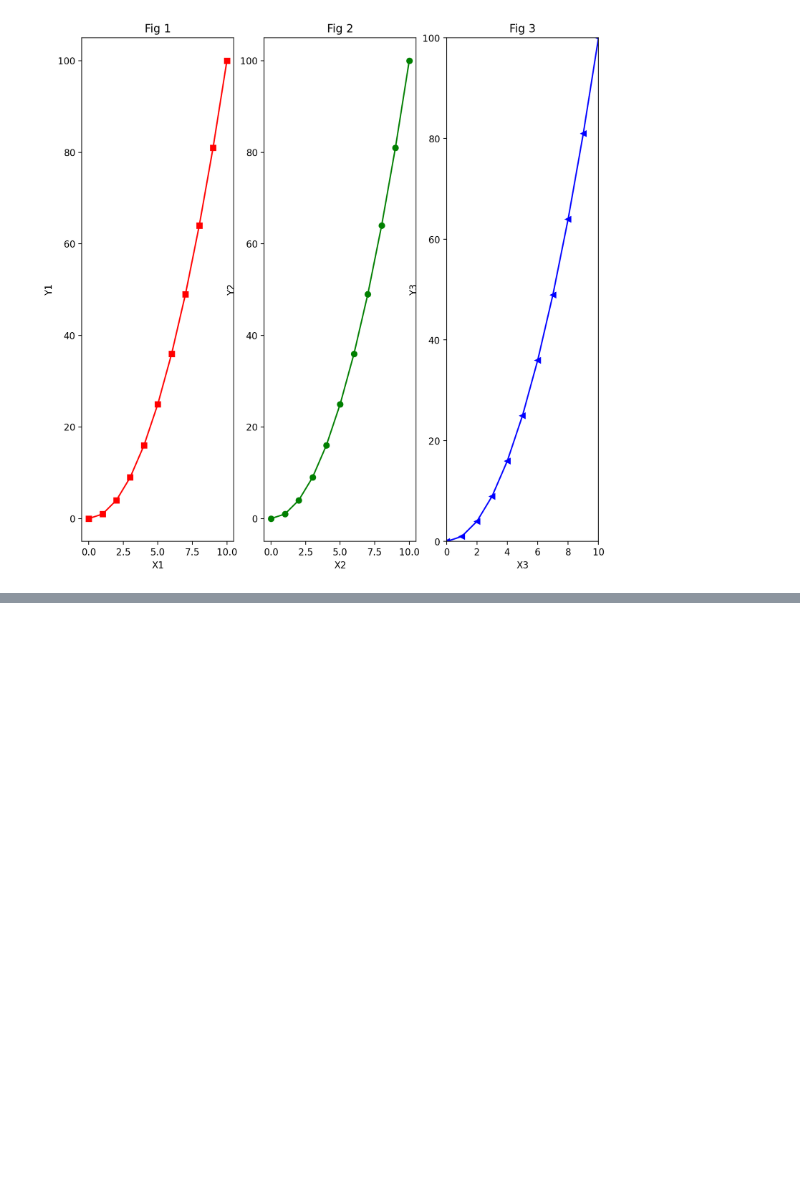
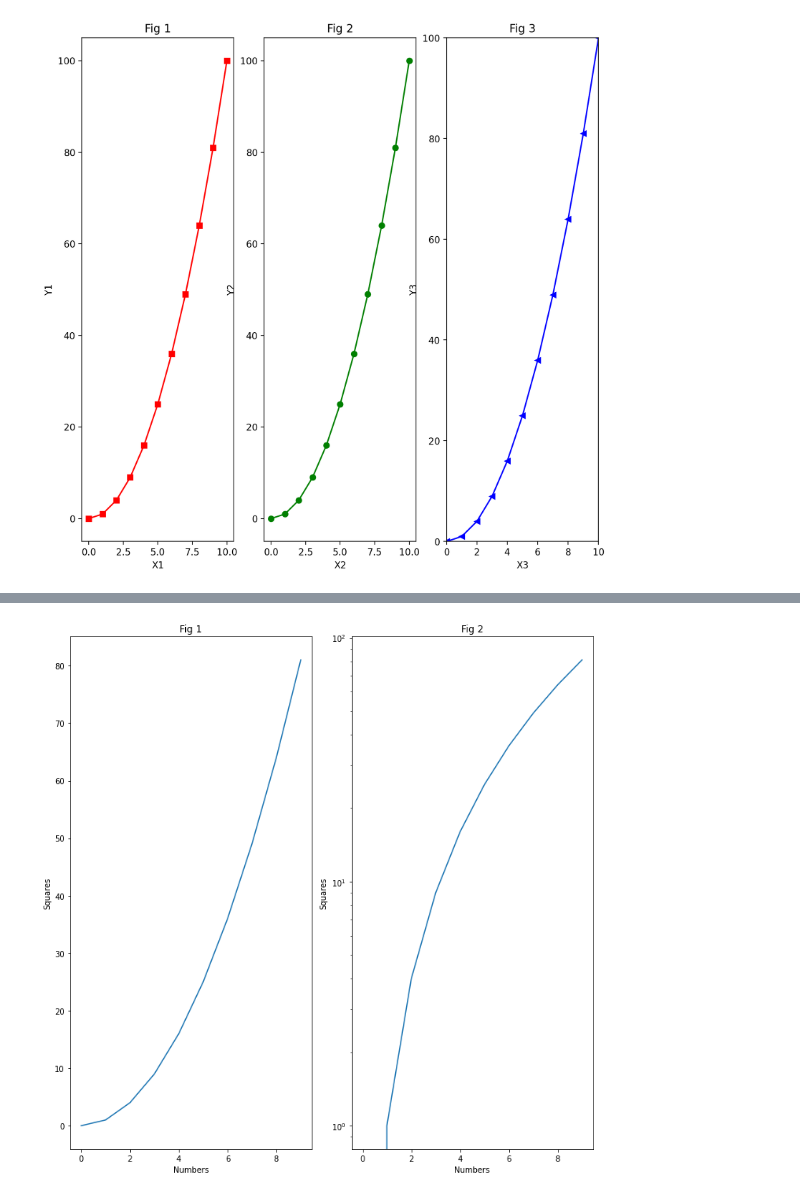
Before and after one commit to rishabhtiwari2048/data-science, a Jupyter notebook: Matplotlib Essentials.ipynb, the cells around one changed output, grey strips where cells are left out. Drawn from its saved outputs; the diff is of its cells as text; code cells hidden in the pictures; blank space fills up the shorter version.

```diff
--- a/Matplotlib Essentials.ipynb
+++ b/Matplotlib Essentials.ipynb
@@ -204,0 +229,19 @@ plt.show()
+# %%
+## set_xscale, set_yscale
+
+fig, axes = plt.subplots(nrows=1, ncols=2, figsize=(10,10))
+axes[0].set_xlabel('Numbers')
+axes[0].set_ylabel('Squares')
+axes[0].set_title('Fig 1')
+axes[0].set_xscale('linear')
+axes[0].set_yscale('linear')
+axes[0].plot(x,y,label='X**2 on linear scale')
+axes[1].set_xlabel('Numbers')
+axes[1].set_ylabel('Squares')
+axes[1].set_title('Fig 2')
+axes[1].set_xscale('linear')
+axes[1].set_yscale('log')
+axes[1].plot(x,y,label='X**2 on log scale')
+plt.tight_layout()
+# %% [output]
+[figure, added]
```
Also changed, not shown: parts of 15 cells of this notebook.
